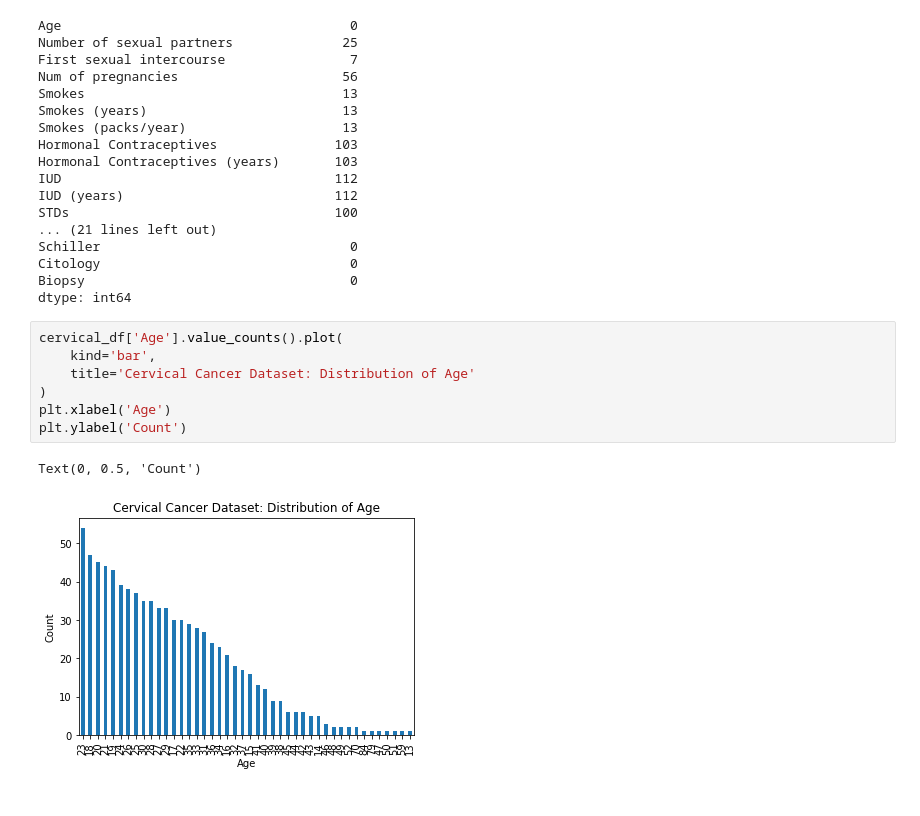
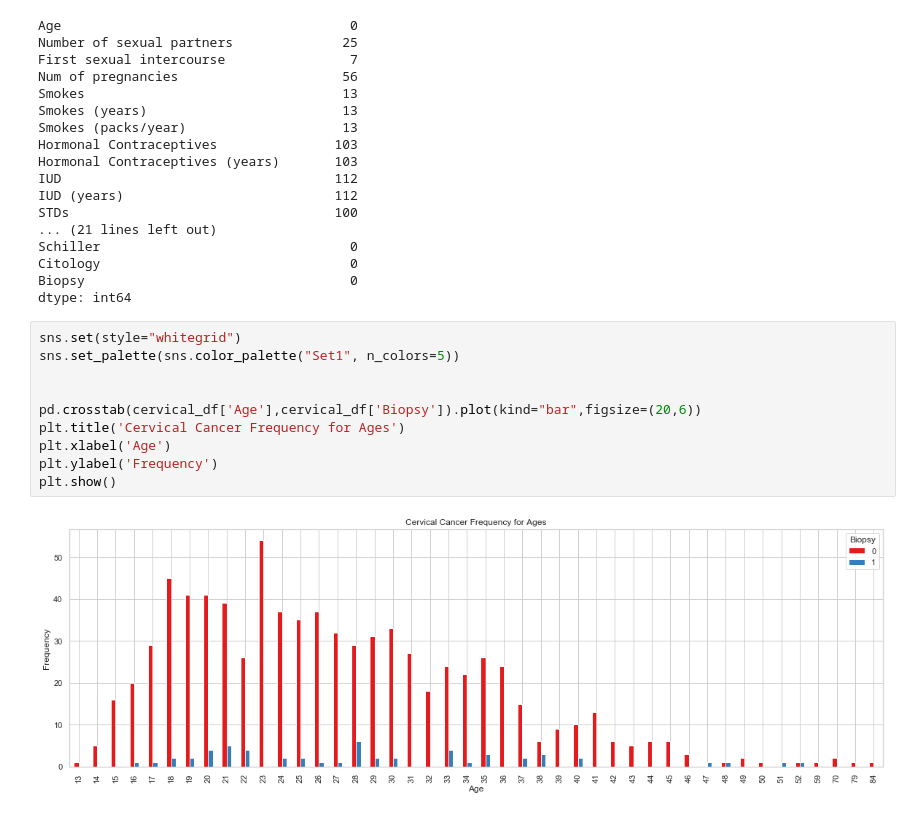
Before and after one commit to nandinibasu/ift6390_final_project, a Jupyter notebook: data_exploration.ipynb, the cells around one changed output. Drawn from its saved outputs; the diff is of its cells as text.

```diff
--- a/data_exploration.ipynb
+++ b/data_exploration.ipynb
@@ -138,13 +166,15 @@ Schiller                                0
 Citology                                0
 Biopsy                                  0
 dtype: int64
-# %%
-cervical_df['Age'].value_counts().plot(
-    kind='bar',
-    title='Cervical Cancer Dataset: Distribution of Age'
-)
-plt.xlabel('Age')
-plt.ylabel('Count')
-# %% [output]
-Text(0, 0.5, 'Count')
-[figure, removed]
+# %%
+sns.set(style="whitegrid")
+sns.set_palette(sns.color_palette("Set1", n_colors=5))
+
+
+pd.crosstab(cervical_df['Age'],cervical_df['Biopsy']).plot(kind="bar",figsize=(20,6))
+plt.title('Cervical Cancer Frequency for Ages')
+plt.xlabel('Age')
+plt.ylabel('Frequency')
+plt.show()
+# %% [output]
+[figure, added]
```
Also changed, not shown: parts of 11 cells of this notebook.
